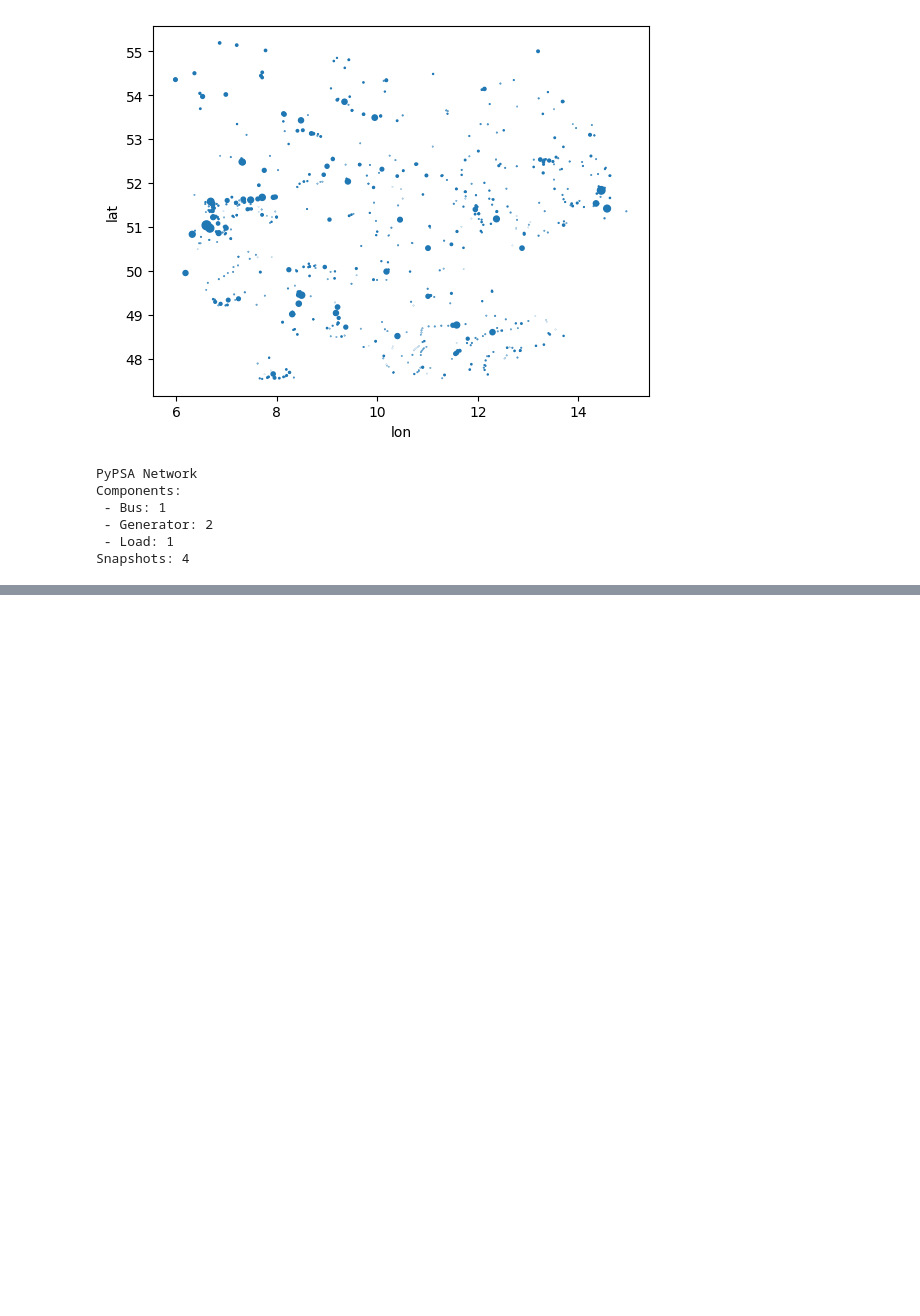
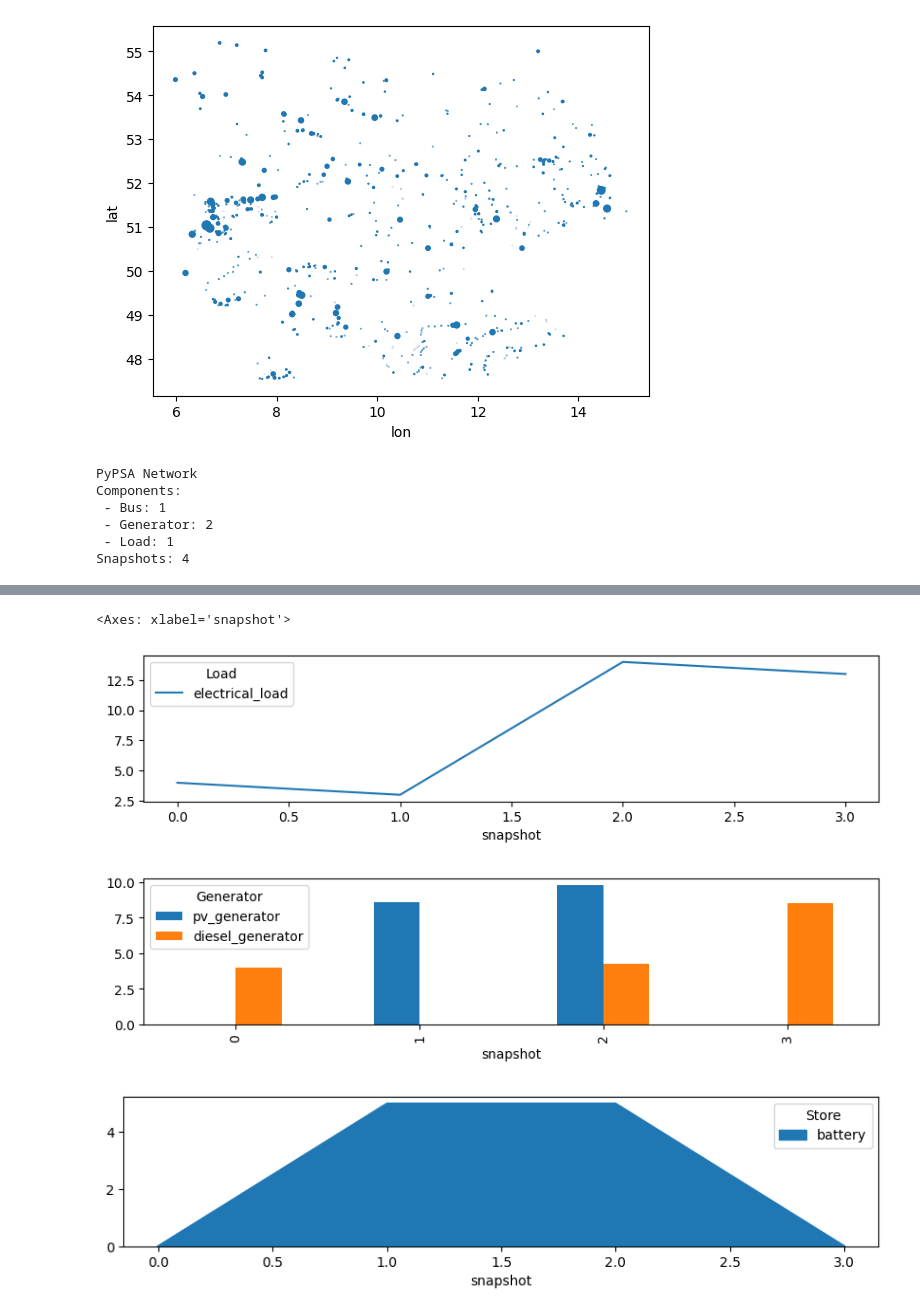
Before and after one commit to martin-hafemann/mmg, a Jupyter notebook: mmg.ipynb, the cells around one changed output, grey strips where cells are left out. Drawn from its saved outputs; the diff is of its cells as text; code cells hidden in the pictures; blank space fills up the shorter version.

```diff
--- a/mmg.ipynb
+++ b/mmg.ipynb
@@ -83,0 +149,21 @@ GurobiError: Version number is 11.0, license is for version 10.0
+# %%
+network_1.remove('Store', 'battery')
+# %%
+network_1.add('Bus',
+              name='battery_bus')
+network_1.add('Store',
+              name='battery',
+              bus='battery_bus',
+              e_nom=5)
+network_1.add('Link',
+              name='charge',
+              bus0='electricity',
+              bus1='battery_bus',
+              p_nom=9999,
+              efficiency=0.9)
+network_1.add('Link',
+              name="discharge",
+              bus0='battery_bus',
+              bus1='electricity',
+              p_nom=9999,
+              efficiency=0.9)
@@ -83,0 +203,9 @@ GurobiError: Version number is 11.0, license is for version 10.0
+# %%
+network_1.loads_t.p.plot(figsize=(10, 2))
+network_1.generators_t.p.plot(kind="bar", figsize=(10, 2))
+network_1.stores_t.e.plot(kind="area", figsize=(10, 2))
+# %% [output]
+<Axes: xlabel='snapshot'>
+[figure, added]
+[figure, added]
+[figure, added]
```
Also changed, not shown: parts of 10 cells of this notebook, 1 other file.
